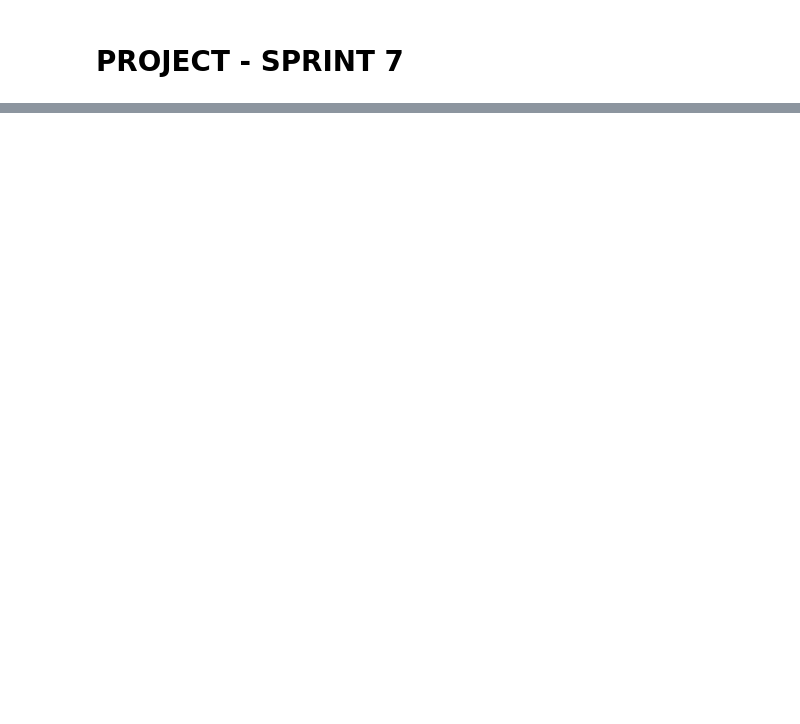
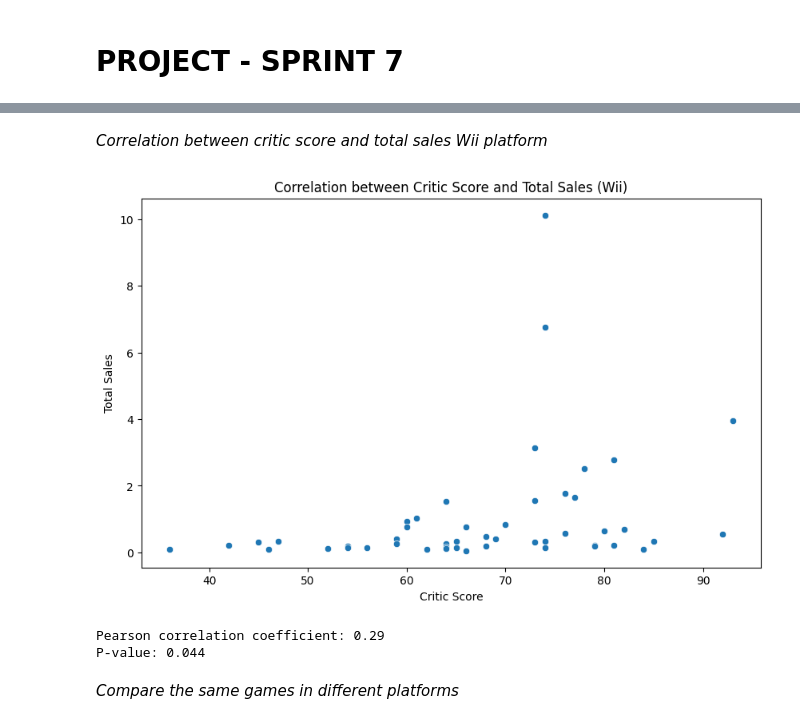
Before and after one commit to DM-DA/Mac_Project_S7, a Jupyter notebook: Project_S7.ipynb, the cells around one changed output, grey strips where cells are left out. Saved outputs shown, nothing was run; the diff lists cells and outputs as text; code cells hidden in the pictures; blank space fills up the shorter version.

```diff
--- a/Project_S7.ipynb
+++ b/Project_S7.ipynb
@@ -38,0 +209,27 @@ games_data.info()
+# %% [markdown]
+*Correlation between critic score and total sales Wii platform*
+# %%
+# Filter data for Wii platform
+wii_data = data_for_2017[data_for_2017['platform'] == 'Wii']
+
+# Drop rows with missing values in 'critic_score' and 'total_sales'
+wii_data = wii_data.dropna(subset=['critic_score', 'total_sales'])
+
+# Create the scatter plot
+plt.figure(figsize=(10, 6))
+sns.scatterplot(x='critic_score', y='total_sales', data=wii_data)
+plt.title('Correlation between Critic Score and Total Sales (Wii)')
+plt.xlabel('Critic Score')
+plt.ylabel('Total Sales')
+plt.show()
+
+# Calculate the Pearson correlation coefficient
+correlation, p_value = pearsonr(wii_data['critic_score'], wii_data['total_sales'])
+print(f"Pearson correlation coefficient: {correlation:.2f}")
+print(f"P-value: {p_value:.3f}")
+# %% [output]
+[figure, added]
+Pearson correlation coefficient: 0.29
+P-value: 0.044
+# %% [markdown]
+*Compare the same games in different platforms*
```
Also changed, not shown: parts of 26 cells of this notebook.
